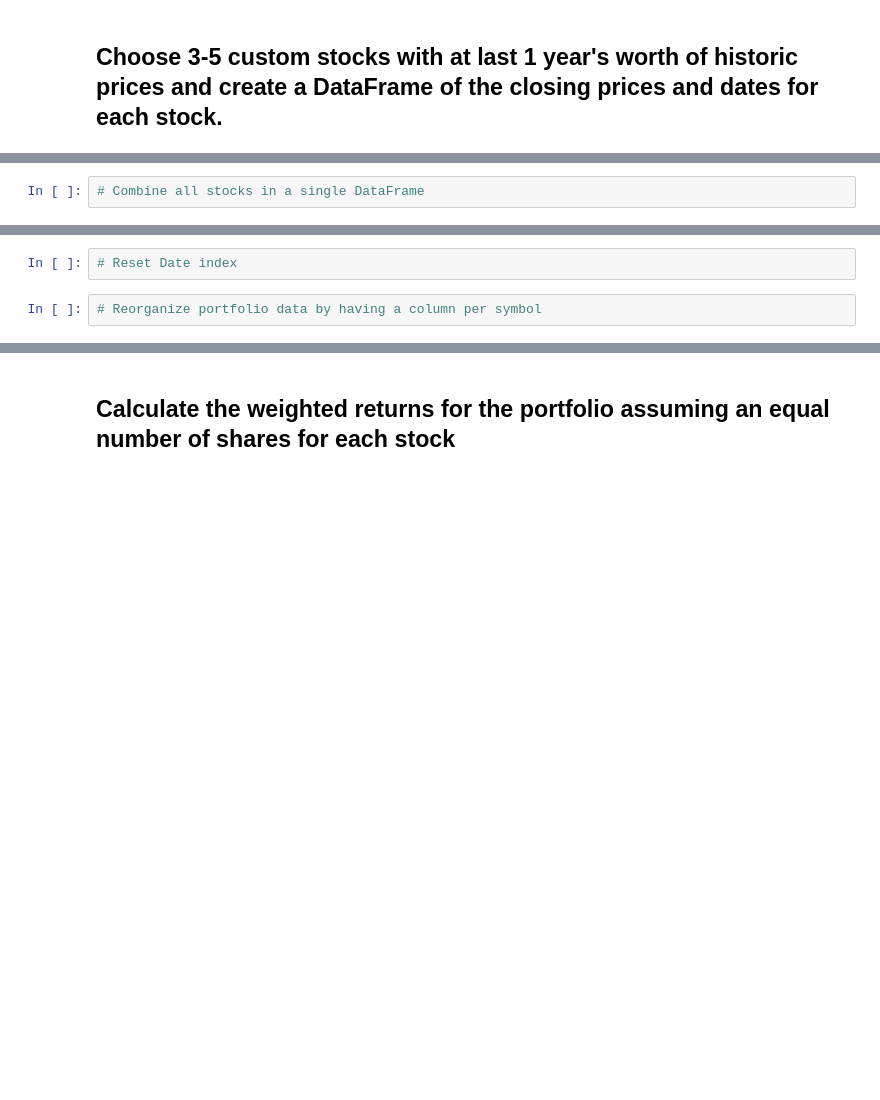
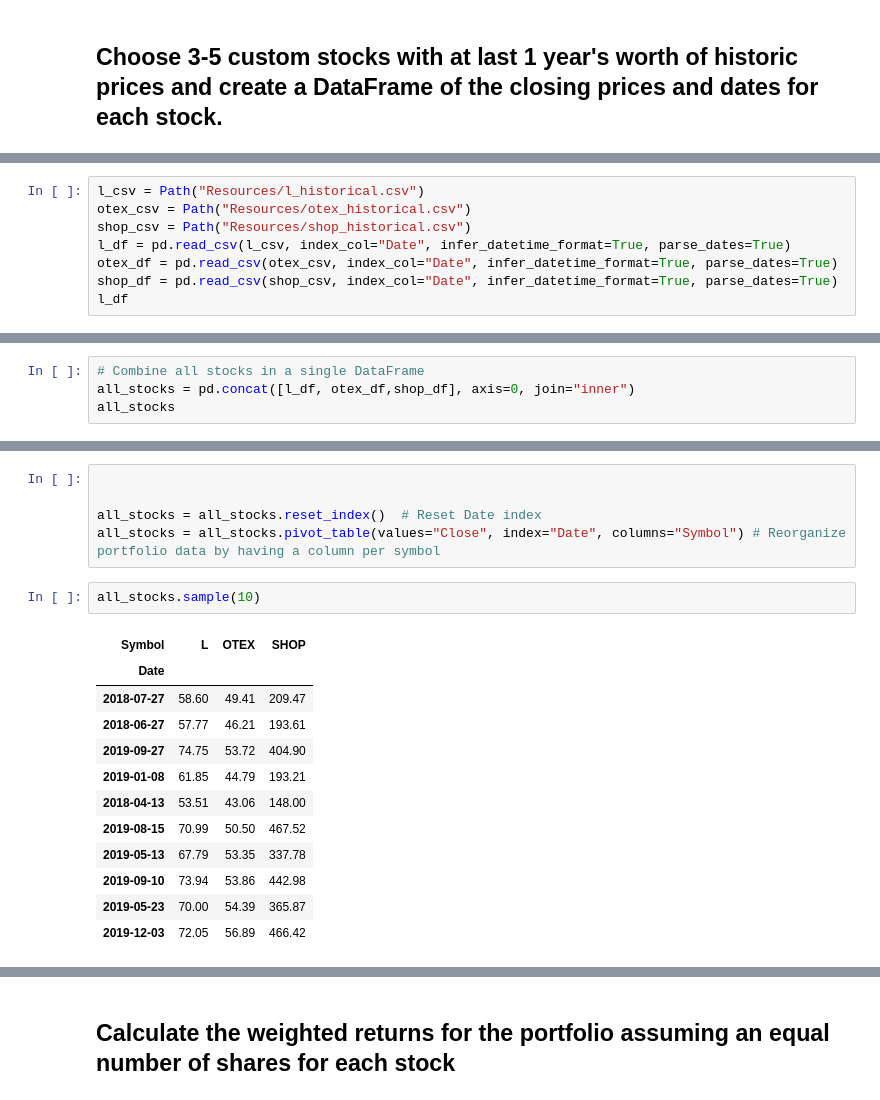
Before and after one commit to chyj0805/A-Whale-Off-the-Portfolio, a Jupyter notebook: Code/whale_analysis_oringal.ipynb, the cells around one changed output, grey strips where cells are left out. Saved outputs shown, nothing was run; the diff lists cells and outputs as text; blank space fills up the shorter version.

```diff
--- a/Code/whale_analysis_oringal.ipynb
+++ b/Code/whale_analysis_oringal.ipynb
@@ -474,0 +469,8 @@ In this section, you will build your own portfolio of stocks, calculate the retu
+# %%
+l_csv = Path("Resources/l_historical.csv")
+otex_csv = Path("Resources/otex_historical.csv")
+shop_csv = Path("Resources/shop_historical.csv")
+l_df = pd.read_csv(l_csv, index_col="Date", infer_datetime_format=True, parse_dates=True)
+otex_df = pd.read_csv(otex_csv, index_col="Date", infer_datetime_format=True, parse_dates=True)
+shop_df = pd.read_csv(shop_csv, index_col="Date", infer_datetime_format=True, parse_dates=True)
+l_df
@@ -475,2 +526,4 @@ In this section, you will build your own portfolio of stocks, calculate the retu
 # %%
 # Combine all stocks in a single DataFrame
+all_stocks = pd.concat([l_df, otex_df,shop_df], axis=0, join="inner")
+all_stocks
@@ -477,6 +545,22 @@ In this section, you will build your own portfolio of stocks, calculate the retu
-# %%
-# Reset Date index
 # %%
-# Reorganize portfolio data by having a column per symbol
+
+
+all_stocks = all_stocks.reset_index()  # Reset Date index
+all_stocks = all_stocks.pivot_table(values="Close", index="Date", columns="Symbol") # Reorganize portfolio data by having a column per symbol
+# %%
+all_stocks.sample(10)
+# %% [output]
+| Symbol | L | OTEX | SHOP |
+| Date |  |  |  |
+| 2018-07-27 | 58.60 | 49.41 | 209.47 |
+| 2018-06-27 | 57.77 | 46.21 | 193.61 |
+| 2019-09-27 | 74.75 | 53.72 | 404.90 |
+| 2019-01-08 | 61.85 | 44.79 | 193.21 |
+| 2018-04-13 | 53.51 | 43.06 | 148.00 |
+| 2019-08-15 | 70.99 | 50.50 | 467.52 |
+| 2019-05-13 | 67.79 | 53.35 | 337.78 |
+| 2019-09-10 | 73.94 | 53.86 | 442.98 |
+| 2019-05-23 | 70.00 | 54.39 | 365.87 |
+| 2019-12-03 | 72.05 | 56.89 | 466.42 |
 # %%
 # Calculate daily returns
```
Also changed, not shown: parts of 11 cells of this notebook.
